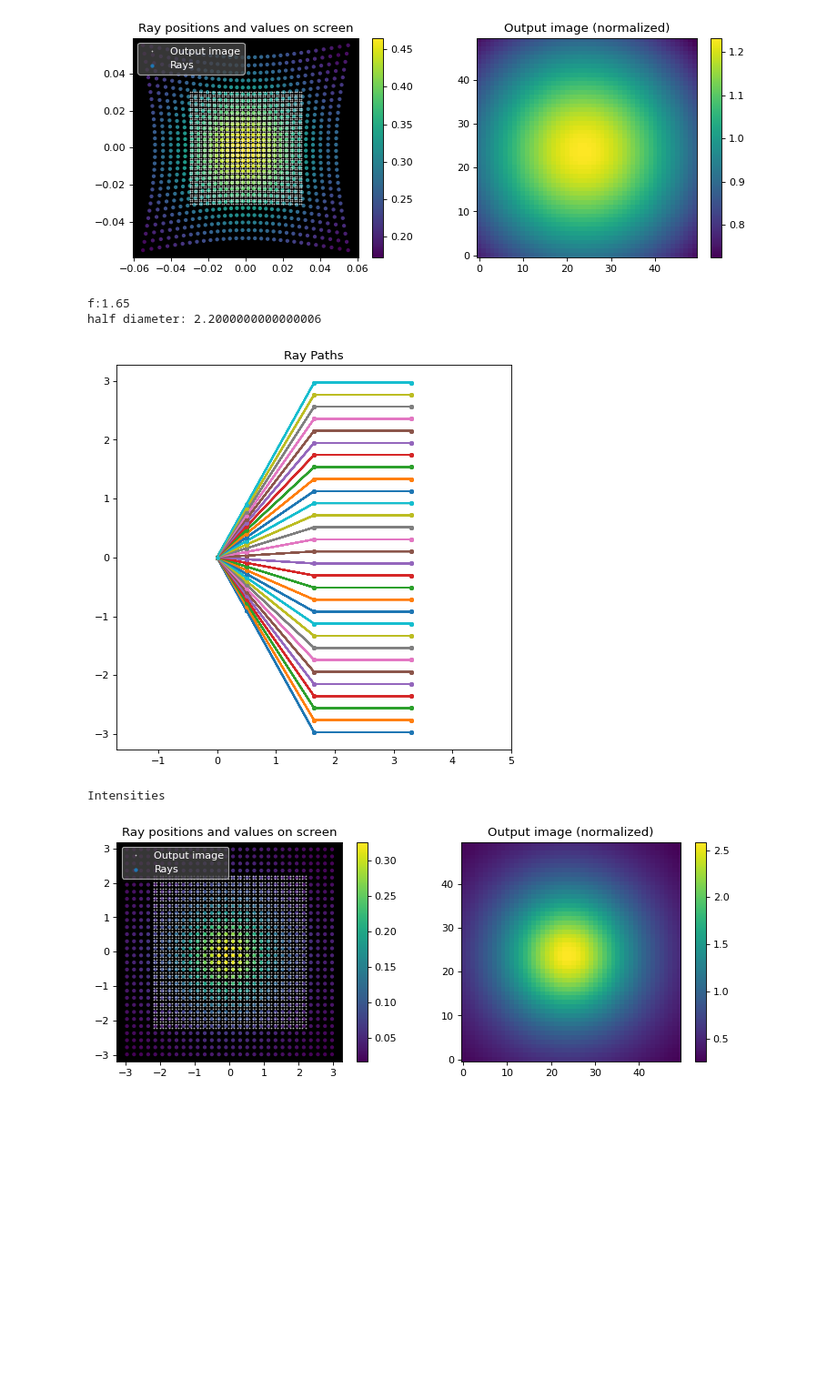
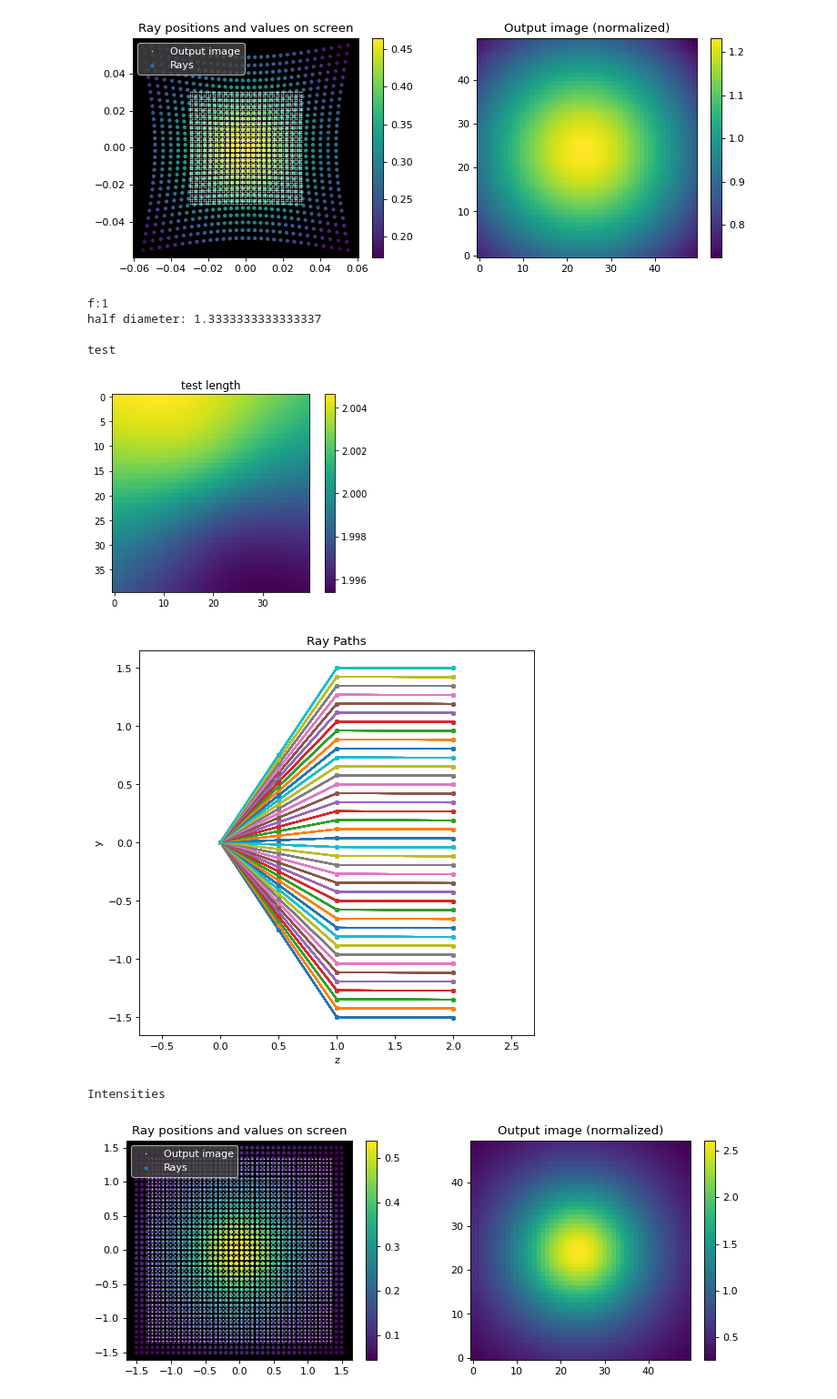
Before and after one commit to IvoVellekoop/raylearn, a Jupyter notebook: raylearn.ipynb, the cells around one changed output. Shown at 91% size. Saved outputs shown, nothing was run; the diff lists cells and outputs as text; code cells hidden in the pictures; blank space fills up the shorter version.

Commit message:
Thin lens paraxial path length shift?
Implemented a corrected version of the path length shift, which seems to be correct for paraxial rays, but not for steep angles.

```diff
--- a/raylearn.ipynb
+++ b/raylearn.ipynb
@@ -337,3 +321,21 @@ def plotrays(points, dimhori, dimvert):
+# %%
+def plotrays(points, dimhori=2, dimvert=1):
+    """Plot lines between given NxMx3 points in 3D on a 2D plot."""
+
+    # Prepare variables
+    dimlabels = ['x', 'y', 'z']
+    points_hori = torch.stack(points)[:,:,:,dimhori].view(len(points), -1).detach().cpu()
+    points_vert = torch.stack(points)[:,:,:,dimvert].view(len(points), -1).detach().cpu()
+
+    # Plot figure
+    fig = plt.figure(figsize=(7,7))
+    fig.dpi = 80
+    plt.plot(points_hori, points_vert, '.-')
+    plt.gca().axis('equal')
+    plt.xlabel(dimlabels[dimhori])
+    plt.ylabel(dimlabels[dimvert])
+    plt.title('Ray Paths')
+    plt.show()
 # %%
 def plotresult(interp_values_attached, stuff_attached):
     interp_values = interp_values_attached.detach().cpu()
@@ -586,14 +571,15 @@ class CorrectionPattern(nn.Module):
 
     def forward(self, d, p0):
         n = 1.5   # Coverslip glass refractive index
-        f = 1.65  # Objective effective focal distance in mm
+#         f = 1.65  # Objective effective focal distance in mm
+        f = 1
         NA = 0.8  # Objective Numerical Aperture
 
         # Point source
-        Nx = 30
-        Ny = 30
+        Nx = 40
+        Ny = 40
 
-        p1x, p1y = torch.meshgrid(torch.linspace(-1.801,1.8,Nx, device=dev), torch.linspace(-1.8,1.8,Ny, device=dev))
+        p1x, p1y = torch.meshgrid(torch.linspace(-1.5001,1.5,Nx, device=dev), torch.linspace(-1.5,1.5,Ny, device=dev))
         p1z = torch.ones(Ny,Nx,device=dev)
         p1 = torch.stack((p1x, p1y, p1z), 2)
 
@@ -653,38 +639,59 @@ class CorrectionPattern(nn.Module):
                 torch.linspace(-D2,D2,Nx_screen,device=dev),\
                 torch.linspace(-D2,D2,Ny_screen,device=dev)), 2)
 
         ##### Should be normalized. Quantitative intensity can give extra information
         interp_intensities_quant = interpolate2d(coords, intensities, targets)
         interp_intensities = interp_intensities_quant / torch.mean(interp_intensities_quant, (0,1))
 
 
         # Compute total pathlength  #### reformat this later when using ray objects
         points = (p0, p2, p3, p4, pscreen)
         ns     = (1, n,  1,  1)
         total_pathlength = pathlength(points, ns, Delta)
 
+        ######
+#         plt.imshow(Delta.cpu())
+#         plt.title('Delta')
+#         plt.colorbar()
+#         plt.show()
+
+        print('\ntest')
+
+        testlength = pathlength((p0, p2, p3, p4, pscreen), (1,1,1,1), Delta)
+
+        plt.imshow(testlength.cpu())
+        plt.title('test length')
+        plt.colorbar()
+        plt.show()
+        ######
+
         interp_pathlength = interpolate2d(coords, total_pathlength, targets)  #### assume for now all points are on a flat z plane
 
-        plotrays((p0*torch.ones(p2.shape), p2, p3, p4, pscreen), 2, 1)
+        # Plot rays
+        p0bc, p2bc = torch.broadcast_tensors(p0, p2)
+        plotrays((p0bc, p2, p3, p4, pscreen))
 
         return interp_pathlength, total_pathlength, interp_intensities, intensities, pscreen, targets, Nx, Ny, Nx_screen, Ny_screen
 
 d = 0.17*0
 
 correction = CorrectionPattern().to(dev)
-interp_pathlength, total_pathlength, interp_intensities, intensities, *stuff = correction(d, vector3((0,0,-d*1.5)))
+interp_pathlength, total_pathlength, interp_intensities, intensities, *stuff = correction(d, vector3((5e-3,2e-3,-d*1.5)))
 
 print('\nIntensities')
 plotresult(interp_intensities, (intensities, *stuff))
 
 print('\nPath lengths')
 plotresult(interp_pathlength, (total_pathlength, *stuff))    ######## fix arguments (T_T)
 
 #### Take defocus into account
 # %% [output]
-f:1.65
-half diameter: 2.2000000000000006
+f:1
+half diameter: 1.3333333333333337
+
+test
-[figure, old version]
+[figure, new version]
+[figure, new version]
 Intensities
-[figure, old version]
+[figure, new version]
 Path lengths
```
Also changed, not shown: parts of 5 cells of this notebook, 5 other files.
